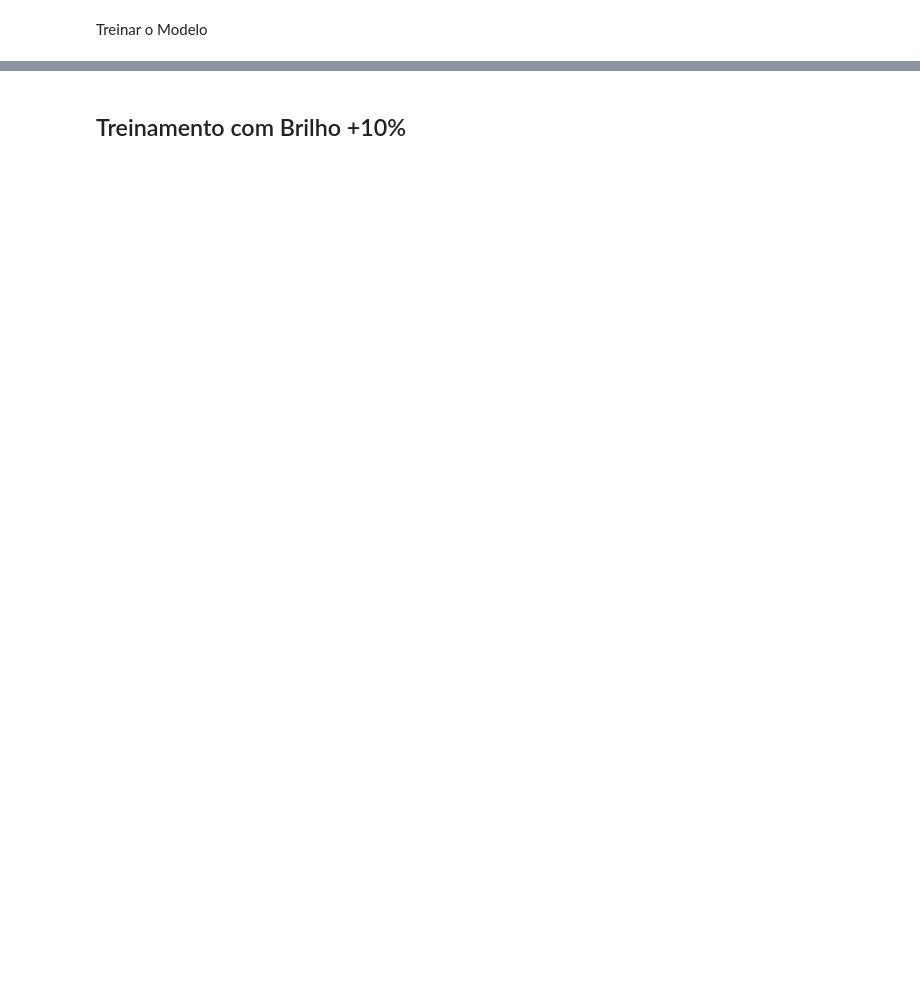
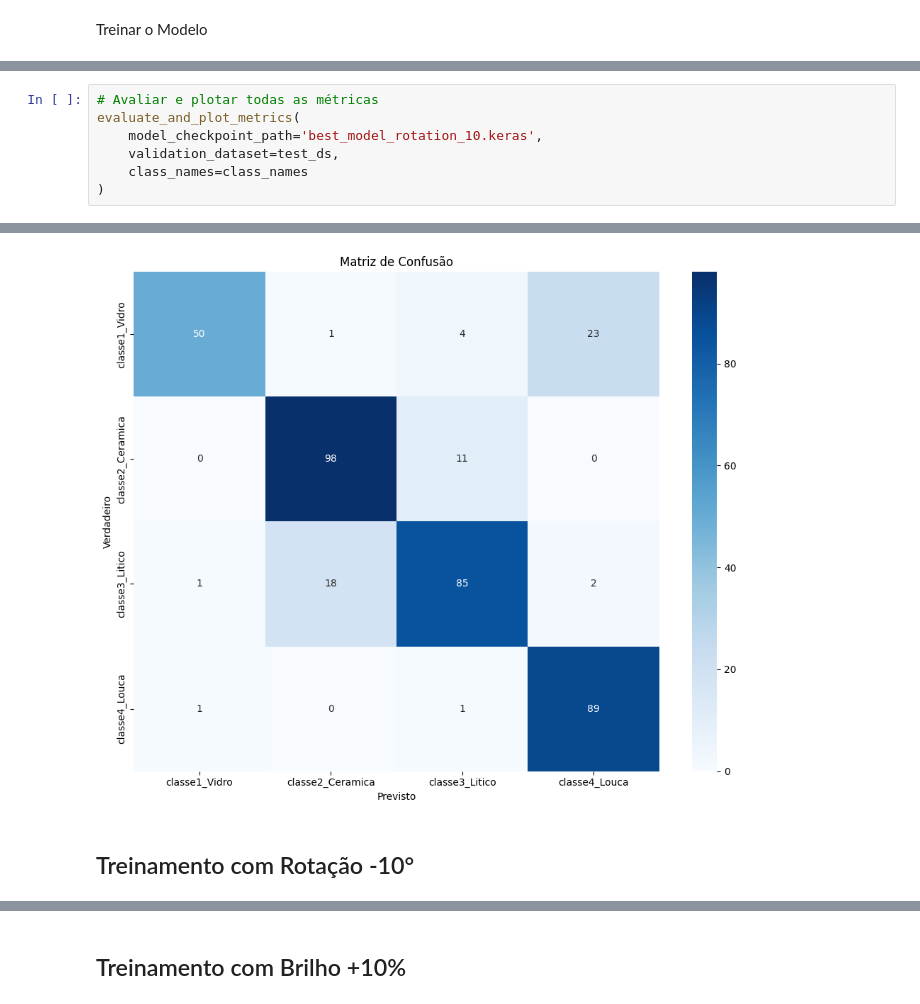
Before and after one commit to ArthurrCr/projeto_classificacao_artefatos, a Jupyter notebook: notebooks/_treinamento_modelo.ipynb, the cells around one changed output, grey strips where cells are left out. Cells and saved outputs as stored; diff of their text form; blank space fills up the shorter version.

```diff
--- a/notebooks/_treinamento_modelo.ipynb
+++ b/notebooks/_treinamento_modelo.ipynb
@@ -341,0 +553,8 @@ histories['fixed_rotation_minus_10'] = history_fixed_rotation_minus_10
+# %%
+# Avaliar e plotar todas as métricas
+evaluate_and_plot_metrics(
+    model_checkpoint_path='best_model_rotation_10.keras',
+    validation_dataset=test_ds,
+    class_names=class_names
+)
+# %% [output]
@@ -341,0 +578,3 @@ histories['fixed_rotation_minus_10'] = history_fixed_rotation_minus_10
+[figure, added]
+# %% [markdown]
+## Treinamento com Rotação -10°
```
Also changed, not shown: parts of 175 cells of this notebook.
